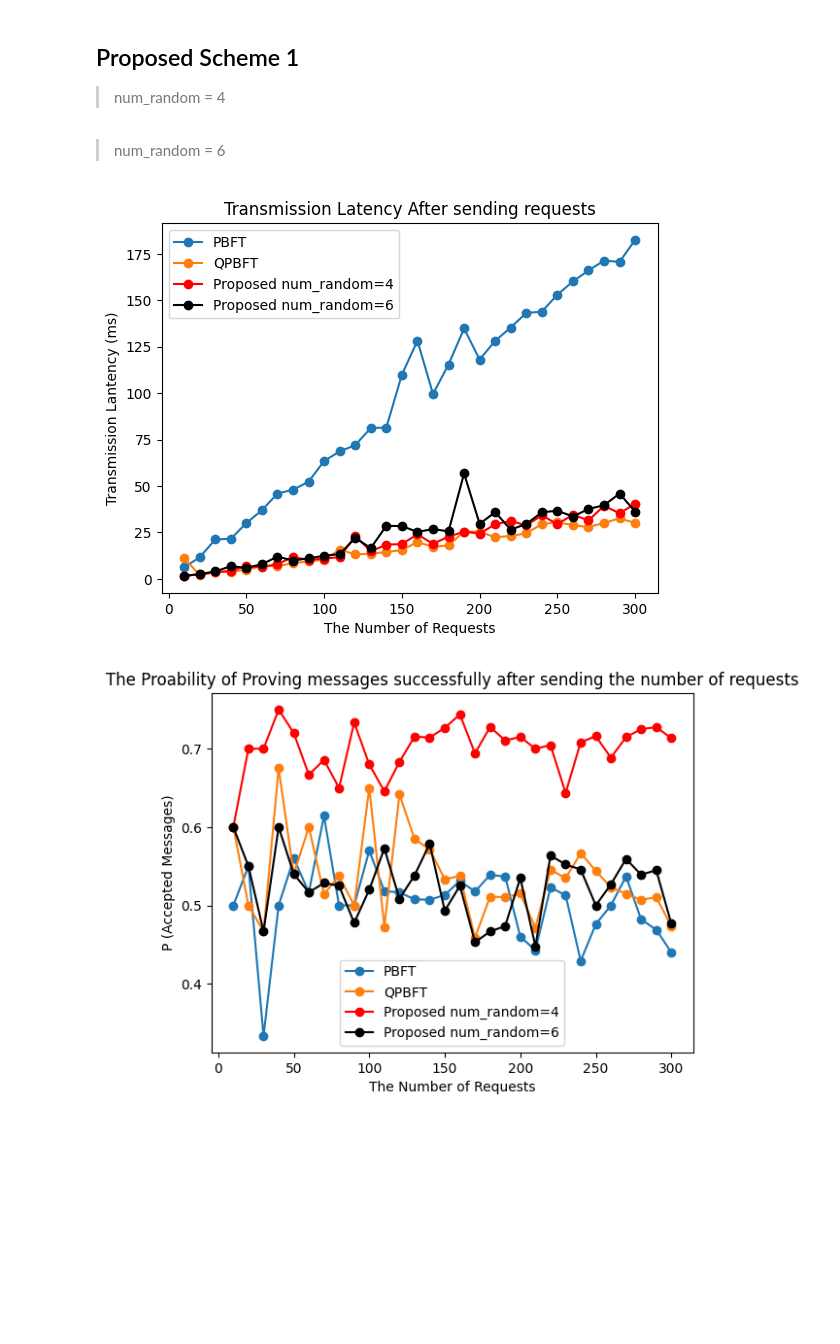
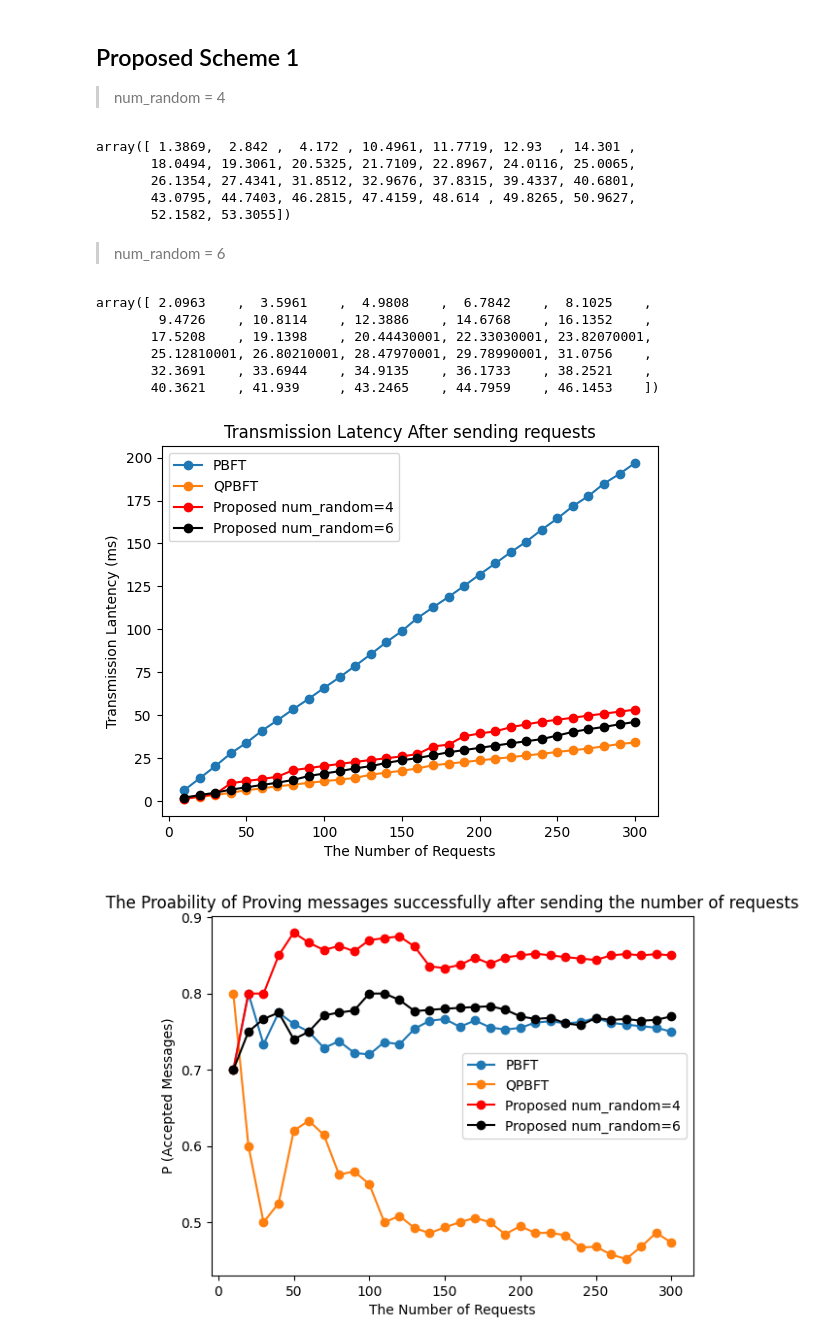
Before and after one commit to OatKID/consensus_demo, a Jupyter notebook: report.ipynb, the cells around one changed output. Cells and saved outputs as stored; diff of their text form; code cells hidden in the pictures; blank space fills up the shorter version.

Commit message:
Modify evaluation fucntion

```diff
--- a/report.ipynb
+++ b/report.ipynb
@@ -51,6 +74,7 @@ def evaluation_proposed_scheme_TL_PPMS(num_request:int, num_master:int, num_slav
 # %%
-num_requests = numpy.array([i for i in range(10, 301, 10)])
+num_requests = np.array([i for i in range(10, 301, 10)])
 REQUESTS_LENGTH = num_requests.shape[0]
+SEED = 100
 # %% [markdown]
 ## PBFT Algorithm
 # %%
@@ -75,46 +117,65 @@ for i in range(REQUESTS_LENGTH):
 ## Proposed Scheme 1
 > num_random = 4
 # %%
-delays_request_proposed = numpy.array([])
-probability_request_proposed = numpy.array([])
+# delays_request_proposed = np.array([])
+# probability_request_proposed = np.array([])
 
-for i in range(REQUESTS_LENGTH):
-    result = evaluation_proposed_scheme_TL_PPMS(num_requests[i], 6, 4, 4)
-    delays_request_proposed = numpy.append(delays_request_proposed, result[0])
-    probability_request_proposed = numpy.append(probability_request_proposed, result[1])
+# for i in range(REQUESTS_LENGTH):
+#     result = evaluation_proposed_scheme_TL_PPMS(num_requests[i], 6, 4, 4)
+#     delays_request_proposed = np.append(delays_request_proposed, result[0])
+#     probability_request_proposed = np.append(probability_request_proposed, result[1])
+
+result_proposed_TL_PPMS_1 = evaluation_proposed_scheme_TL_PPMS(10, 6, 4, 4, 30)
+result_proposed_TL_PPMS_1["delays"]
+# %% [output]
+array([ 1.3869,  2.842 ,  4.172 , 10.4961, 11.7719, 12.93  , 14.301 ,
+       18.0494, 19.3061, 20.5325, 21.7109, 22.8967, 24.0116, 25.0065,
+       26.1354, 27.4341, 31.8512, 32.9676, 37.8315, 39.4337, 40.6801,
+       43.0795, 44.7403, 46.2815, 47.4159, 48.614 , 49.8265, 50.9627,
+       52.1582, 53.3055])
 # %% [markdown]
 > num_random = 6
 # %%
-delays_request_proposed2 = numpy.array([])
-probability_request_proposed2 = numpy.array([])
+# delays_request_proposed2 = np.array([])
+# probability_request_proposed2 = np.array([])
 
-for i in range(REQUESTS_LENGTH):
-    result = evaluation_proposed_scheme_TL_PPMS(num_requests[i], 6, 4, 6)
-    delays_request_proposed2 = numpy.append(delays_request_proposed2, result[0])
-    probability_request_proposed2 = numpy.append(probability_request_proposed2, result[1])
+# for i in range(REQUESTS_LENGTH):
+#     result = evaluation_proposed_scheme_TL_PPMS(num_requests[i], 6, 4, 6)
+#     delays_request_proposed2 = np.append(delays_request_proposed2, result[0])
+#     probability_request_proposed2 = np.append(probability_request_proposed2, result[1])
+
+result_proposed_TL_PPMS_2 = evaluation_proposed_scheme_TL_PPMS(10, 6, 4, 6, 30)
+result_proposed_TL_PPMS_2["delays"]
+# %% [output]
+array([ 2.0963    ,  3.5961    ,  4.9808    ,  6.7842    ,  8.1025    ,
+        9.4726    , 10.8114    , 12.3886    , 14.6768    , 16.1352    ,
+       17.5208    , 19.1398    , 20.44430001, 22.33030001, 23.82070001,
+       25.12810001, 26.80210001, 28.47970001, 29.78990001, 31.0756    ,
+       32.3691    , 33.6944    , 34.9135    , 36.1733    , 38.2521    ,
+       40.3621    , 41.939     , 43.2465    , 44.7959    , 46.1453    ])
 # %%
 import matplotlib.pyplot as plot
 
-plot.plot(num_requests, delays_request_pbft, label = "PBFT", marker="o")
-plot.plot(num_requests, delays_request_qpbft, label = "QPBFT", marker="o")
-plot.plot(num_requests, delays_request_proposed, label = "Proposed num_random=4", color="red", marker="o")
-plot.plot(num_requests, delays_request_proposed2, label = "Proposed num_random=6", color="black", marker="o")
+plot.plot(num_requests, result_pbft_TL_PPMS["delays"], label = "PBFT", marker="o")
+plot.plot(num_requests, result_qpbft_TL_PPMS["delays"], label = "QPBFT", marker="o")
+plot.plot(num_requests, result_proposed_TL_PPMS_1["delays"], label = "Proposed num_random=4", color="red", marker="o")
+plot.plot(num_requests, result_proposed_TL_PPMS_2["delays"], label = "Proposed num_random=6", color="black", marker="o")
 plot.legend()
 plot.xlabel("The Number of Requests")
 plot.ylabel("Transmission Lantency (ms)")
 plot.title("Transmission Latency After sending requests")
 plot.show()
 # %% [output]
-[figure, old version]
+[figure, new version]
 # %%
-plot.plot(num_requests, probability_request_pbft, label = "PBFT", marker="o")
-plot.plot(num_requests, probability_request_qpbft, label = "QPBFT", marker="o")
-plot.plot(num_requests, probability_request_proposed, label = "Proposed num_random=4", color="red", marker="o")
-plot.plot(num_requests, probability_request_proposed2, label = "Proposed num_random=6", color="black", marker="o")
+plot.plot(num_requests, result_pbft_TL_PPMS["probabilities"], label = "PBFT", marker="o")
+plot.plot(num_requests, result_qpbft_TL_PPMS["probabilities"], label = "QPBFT", marker="o")
+plot.plot(num_requests, result_proposed_TL_PPMS_1["probabilities"], label = "Proposed num_random=4", color="red", marker="o")
+plot.plot(num_requests, result_proposed_TL_PPMS_2["probabilities"], label = "Proposed num_random=6", color="black", marker="o")
 plot.legend()
 plot.xlabel("The Number of Requests")
 plot.ylabel("P (Accepted Messages)")
 plot.title("The Proability of Proving messages successfully after sending the number of requests")
 plot.show()
 # %% [output]
-[figure, old version]
+[figure, new version]
```
Also changed, not shown: parts of 4 cells of this notebook, 3 other files.
